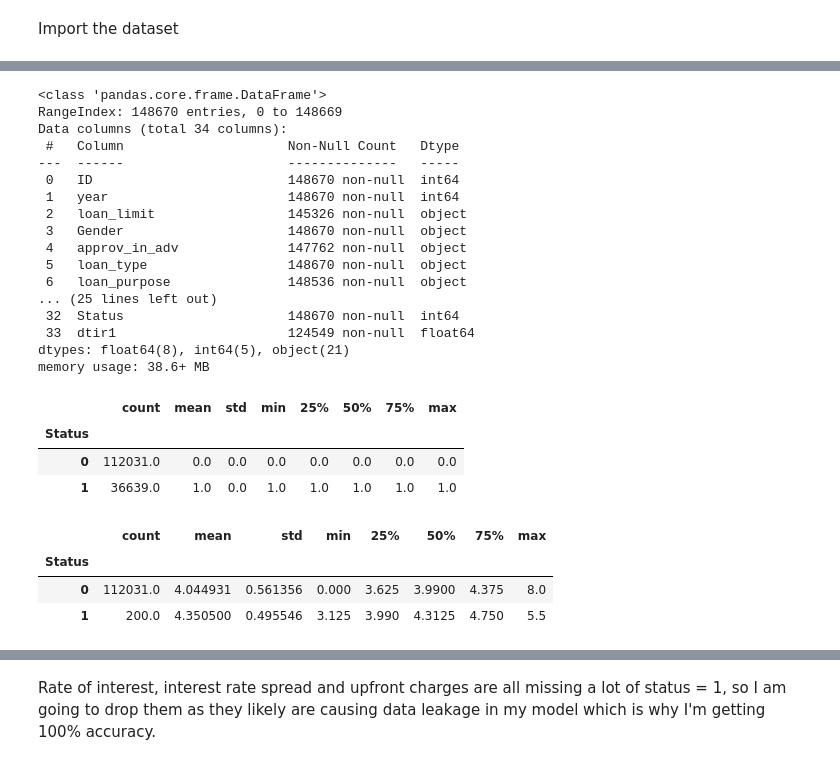
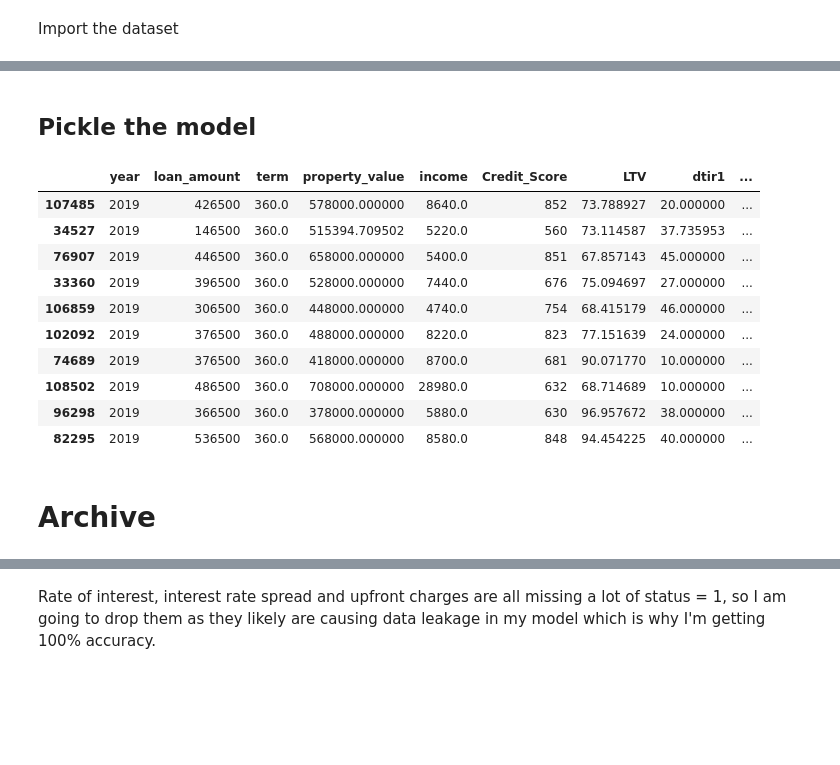
Before and after one commit to kaylawilding/LoanDefault, a Jupyter notebook: notebooks/loan_default.ipynb, the cells around one changed output, grey strips where cells are left out. Cells and saved outputs as stored; diff of their text form; code cells hidden in the pictures; blank space fills up the shorter version.

Commit message:
Build API and add basic model

```diff
--- a/loan_default.ipynb
+++ b/notebooks/loan_default.ipynb
@@ -26,0 +112,5 @@ df_orig = pd.read_csv('Raw Data/Loan_Default.csv')
+# %%
+X = df_encoded.drop(columns=['ID', 'Status'])
+y = df_encoded['Status']
+# %%
+train_X, test_X, train_y, test_y = train_test_split(X, y, test_size = 0.2,  random_state=12)
@@ -26,0 +143,2 @@ df_orig = pd.read_csv('Raw Data/Loan_Default.csv')
+# %% [markdown]
+## Pickle the model
@@ -27,37 +150,19 @@ df_orig = pd.read_csv('Raw Data/Loan_Default.csv')
+# %%
+testing = test_X[:10]
+display(testing)
+# %% [output]
+|  | year | loan_amount | term | property_value | income | Credit_Score | LTV | dtir1 | ... |
+| 107485 | 2019 | 426500 | 360.0 | 578000.000000 | 8640.0 | 852 | 73.788927 | 20.000000 | ... |
+| 34527 | 2019 | 146500 | 360.0 | 515394.709502 | 5220.0 | 560 | 73.114587 | 37.735953 | ... |
+| 76907 | 2019 | 446500 | 360.0 | 658000.000000 | 5400.0 | 851 | 67.857143 | 45.000000 | ... |
+| 33360 | 2019 | 396500 | 360.0 | 528000.000000 | 7440.0 | 676 | 75.094697 | 27.000000 | ... |
+| 106859 | 2019 | 306500 | 360.0 | 448000.000000 | 4740.0 | 754 | 68.415179 | 46.000000 | ... |
+| 102092 | 2019 | 376500 | 360.0 | 488000.000000 | 8220.0 | 823 | 77.151639 | 24.000000 | ... |
+| 74689 | 2019 | 376500 | 360.0 | 418000.000000 | 8700.0 | 681 | 90.071770 | 10.000000 | ... |
+| 108502 | 2019 | 486500 | 360.0 | 708000.000000 | 28980.0 | 632 | 68.714689 | 10.000000 | ... |
+| 96298 | 2019 | 366500 | 360.0 | 378000.000000 | 5880.0 | 630 | 96.957672 | 38.000000 | ... |
+| 82295 | 2019 | 536500 | 360.0 | 568000.000000 | 8580.0 | 848 | 94.454225 | 40.000000 | ... |
+# %% [markdown]
+# Archive
 # %%
 loan_df = pd.read_csv('Raw Data/Loan_Default.csv')
-# %%
-#Get details, but also check data types for processing
-loan_df.info()
-# %% [output]
-<class 'pandas.core.frame.DataFrame'>
-RangeIndex: 148670 entries, 0 to 148669
-Data columns (total 34 columns):
- #   Column                     Non-Null Count   Dtype
----  ------                     --------------   -----
- 0   ID                         148670 non-null  int64
- 1   year                       148670 non-null  int64
- 2   loan_limit                 145326 non-null  object
- 3   Gender                     148670 non-null  object
- 4   approv_in_adv              147762 non-null  object
- 5   loan_type                  148670 non-null  object
- 6   loan_purpose               148536 non-null  object
-... (25 lines left out)
- 32  Status                     148670 non-null  int64
- 33  dtir1                      124549 non-null  float64
-dtypes: float64(8), int64(5), object(21)
-memory usage: 38.6+ MB
-# %%
-loan_df.groupby('Status')['Status'].describe()
-# %% [output]
-|  | count | mean | std | min | 25% | 50% | 75% | max |
-| Status |  |  |  |  |  |  |  |  |
-| 0 | 112031.0 | 0.0 | 0.0 | 0.0 | 0.0 | 0.0 | 0.0 | 0.0 |
-| 1 | 36639.0 | 1.0 | 0.0 | 1.0 | 1.0 | 1.0 | 1.0 | 1.0 |
-# %%
-loan_df.groupby('Status')['rate_of_interest'].describe()
-# %% [output]
-|  | count | mean | std | min | 25% | 50% | 75% | max |
-| Status |  |  |  |  |  |  |  |  |
-| 0 | 112031.0 | 4.044931 | 0.561356 | 0.000 | 3.625 | 3.9900 | 4.375 | 8.0 |
-| 1 | 200.0 | 4.350500 | 0.495546 | 3.125 | 3.990 | 4.3125 | 4.750 | 5.5 |
```
Also changed, not shown: parts of 18 cells of this notebook, 21 other files.
